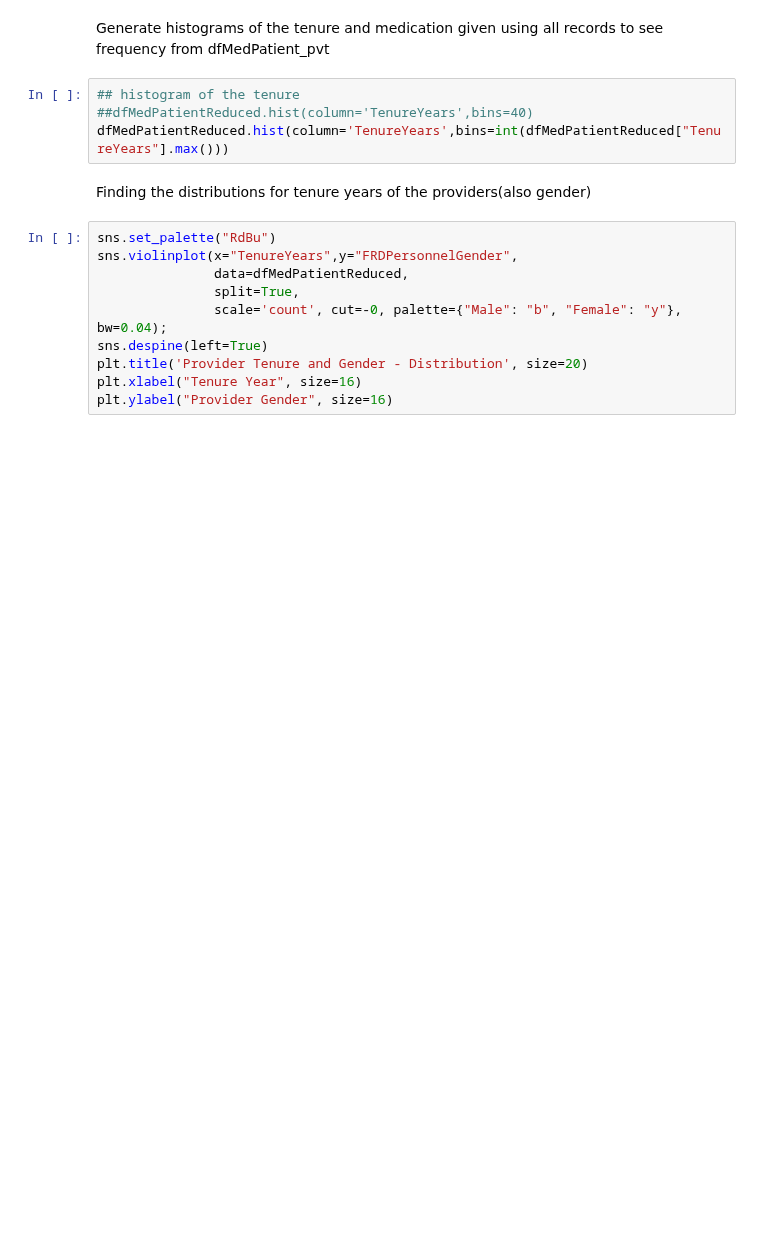
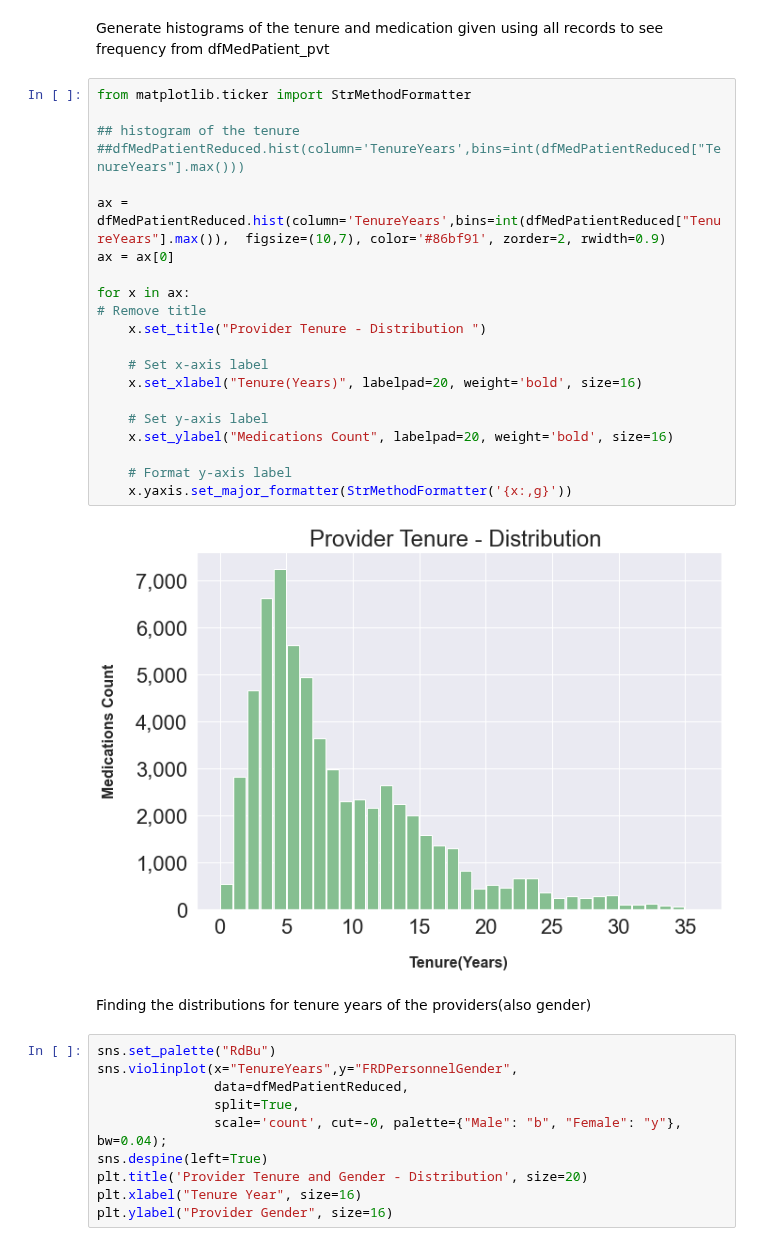
Before and after one commit to data-rescue/ems-analytics, a Jupyter notebook: notebooks/20210323-au-medication-tenure-relation.ipynb, the cells around one changed output. Cells and saved outputs as stored; diff of their text form; blank space fills up the shorter version.

```diff
--- a/notebooks/20210323-au-medication-tenure-relation.ipynb
+++ b/notebooks/20210323-au-medication-tenure-relation.ipynb
@@ -508,9 +624,28 @@ dfMedPatientReduced_pvt[['Medication_Given_Description']].describe(include='all'
 # %% [markdown]
 Generate histograms of the tenure and medication given using all records to see frequency from dfMedPatient_pvt
-# %%
-## histogram of the tenure
-##dfMedPatientReduced.hist(column='TenureYears',bins=40)
-dfMedPatientReduced.hist(column='TenureYears',bins=int(dfMedPatientReduced["TenureYears"].max()))
+# %%
+from matplotlib.ticker import StrMethodFormatter
+
+## histogram of the tenure
+##dfMedPatientReduced.hist(column='TenureYears',bins=int(dfMedPatientReduced["TenureYears"].max()))
+
+ax = dfMedPatientReduced.hist(column='TenureYears',bins=int(dfMedPatientReduced["TenureYears"].max()),  figsize=(10,7), color='#86bf91', zorder=2, rwidth=0.9)
+ax = ax[0]
+
+for x in ax:
+# Remove title
+    x.set_title("Provider Tenure - Distribution ")
+
+    # Set x-axis label
+    x.set_xlabel("Tenure(Years)", labelpad=20, weight='bold', size=16)
+
+    # Set y-axis label
+    x.set_ylabel("Medications Count", labelpad=20, weight='bold', size=16)
+
+    # Format y-axis label
+    x.yaxis.set_major_formatter(StrMethodFormatter('{x:,g}'))
+# %% [output]
+[figure, added]
 # %% [markdown]
 Finding the distributions for tenure years of the providers(also gender)
 # %%
```
Also changed, not shown: parts of 55 cells of this notebook.
